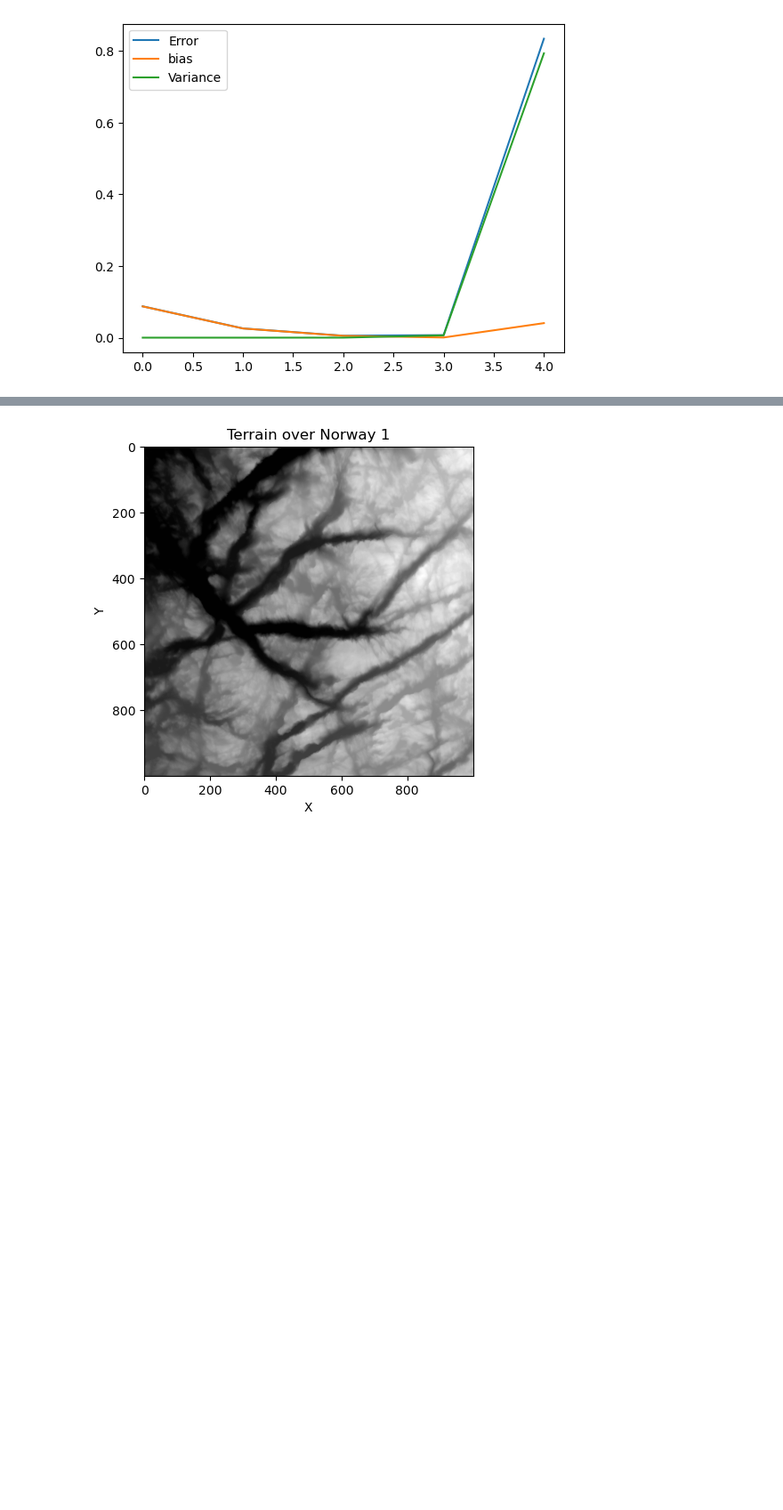
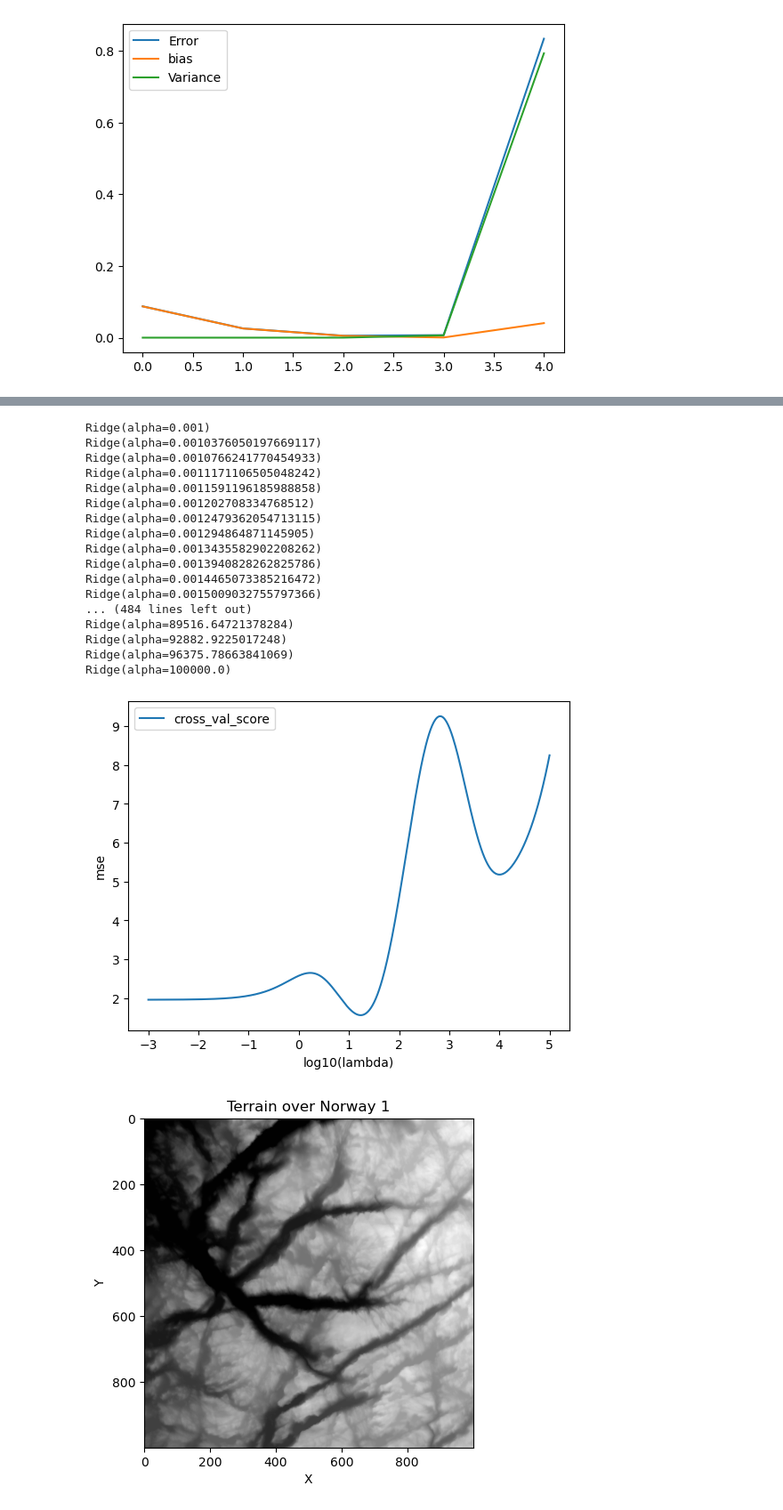
Before and after one commit to hellegje/fys-stk4155, a Jupyter notebook: Project1/2dProject.ipynb, the cells around one changed output, grey strips where cells are left out. Shown at 89% size. Saved outputs shown, nothing was run; the diff lists cells and outputs as text; code cells hidden in the pictures; blank space fills up the shorter version.

```diff
--- a/Project1/2dProject.ipynb
+++ b/Project1/2dProject.ipynb
@@ -491,3 +543,78 @@ array=[1. 1. 1. 1. 1. 1. 1. 1. 1. 1. 1. 1. 1. 1. 1. 1. 1. 1. 1. 1. 1. 1. 1. 1.
+# %%
+#From lecture notes:
+import numpy as np
+import matplotlib.pyplot as plt
+from sklearn.model_selection import KFold
+from sklearn.linear_model import Ridge
+from sklearn.model_selection import cross_val_score
+from sklearn.preprocessing import PolynomialFeatures
+
+# A seed just to ensure that the random numbers are the same for every run.
+# Useful for eventual debugging.
+np.random.seed(3155)
+
+# Generate the data.
+nsamples = 100
+x = np.random.randn(nsamples)
+y = 3*x**2 + np.random.randn(nsamples)
+
+## Cross-validation on Ridge regression using KFold only
+
+# Decide degree on polynomial to fit
+poly = PolynomialFeatures(degree = 6)
+
+# Decide which values of lambda to use
+nlambdas = 500
+lambdas = np.logspace(-3, 5, nlambdas)
+
+# Initialize a KFold instance
+k = 5
+kfold = KFold(n_splits = k)
+
+
+## Cross-validation using cross_val_score from sklearn along with KFold
+
+estimated_mse_sklearn = np.zeros(nlambdas)
+i = 0
+for lmb in lambdas:
+    ridge = Ridge(alpha = lmb)
+
+    X = poly.fit_transform(x[:, np.newaxis])
+    estimated_mse_folds = cross_val_score(ridge, X, y[:, np.newaxis], scoring='neg_mean_squared_error', cv=kfold)
+
+    # cross_val_score return an array containing the estimated negative mse for every fold.
+    # we have to the the mean of every array in order to get an estimate of the mse of the model
+    estimated_mse_sklearn[i] = np.mean(-estimated_mse_folds)
+
+    i += 1
+
+## Plot and compare the slightly different ways to perform cross-validation
+plt.figure()
+plt.plot(np.log10(lambdas), estimated_mse_sklearn, label = 'cross_val_score')
+plt.xlabel('log10(lambda)')
+plt.ylabel('mse')
+plt.legend()
+
+plt.show()
+# %% [output]
+Ridge(alpha=0.001)
+Ridge(alpha=0.0010376050197669117)
+Ridge(alpha=0.0010766241770454933)
+Ridge(alpha=0.0011171106505048242)
+Ridge(alpha=0.0011591196185988858)
+Ridge(alpha=0.001202708334768512)
+Ridge(alpha=0.0012479362054713115)
+Ridge(alpha=0.001294864871145905)
+Ridge(alpha=0.0013435582902208262)
+Ridge(alpha=0.0013940828262825786)
+Ridge(alpha=0.0014465073385216472)
+Ridge(alpha=0.0015009032755797366)
+... (484 lines left out)
+Ridge(alpha=89516.64721378284)
+Ridge(alpha=92882.9225017248)
+Ridge(alpha=96375.78663841069)
+Ridge(alpha=100000.0)
+[figure, added]
 # %%
 # Load the terrain - again from project description
 terrain = imread('SRTM_data_Norway_2.tif')
```
Also changed, not shown: parts of 7 cells of this notebook.
